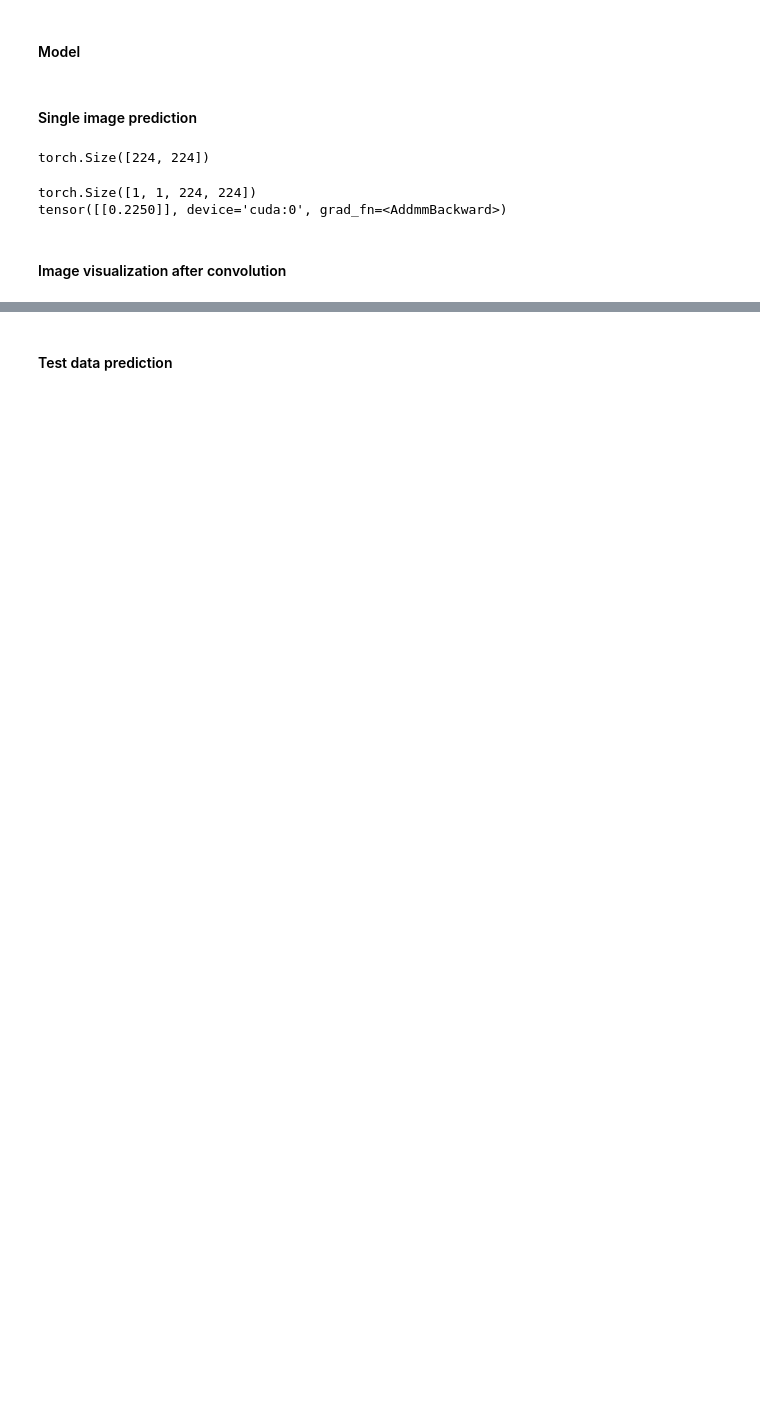
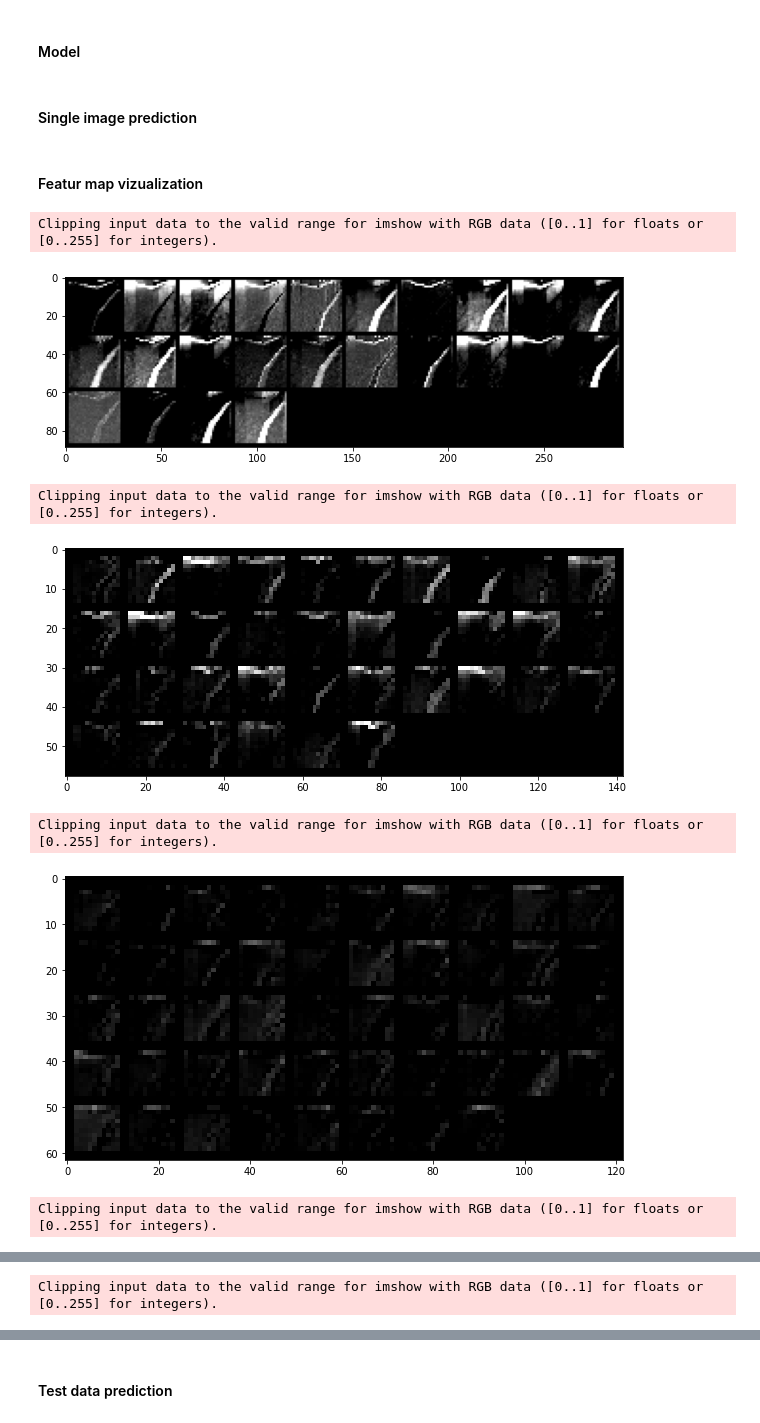
Before and after one commit to rishabh06sharma/Jetracer_DL, a Jupyter notebook: main.ipynb, the cells around one changed output, grey strips where cells are left out. Saved outputs shown, nothing was run; the diff lists cells and outputs as text; code cells hidden in the pictures; blank space fills up the shorter version.

```diff
--- a/main.ipynb
+++ b/main.ipynb
@@ -161,16 +131,6 @@ network = Network().to(device)
 # %% [markdown]
 #### Single image prediction
-# %%
-print(sample.shape)
-# %% [output]
-torch.Size([224, 224])
 # %%
-sample=sample.reshape((1,224,224)).unsqueeze(0).to(device)
-print(sample.shape)
+network = Network().to(device)
+sample=sample.unsqueeze(0).unsqueeze(0).to(device)
 pred= network(sample)
-print(pred)
-# %% [output]
-torch.Size([1, 1, 224, 224])
-tensor([[0.2250]], device='cuda:0', grad_fn=<AddmmBackward>)
-# %% [markdown]
-#### Image visualization after convolution
@@ -205,0 +137,2 @@ tensor([[0.2250]], device='cuda:0', grad_fn=<AddmmBackward>)
+# %% [markdown]
+#### Featur map vizualization
@@ -205,0 +144,24 @@ tensor([[0.2250]], device='cuda:0', grad_fn=<AddmmBackward>)
+# %%
+def viz(feature_map):
+    image=torch.Tensor.cpu(feature_map).detach().numpy()
+    shape=image.shape
+    image=image.reshape(shape[1],1,shape[2],shape[3])
+    image=torch.tensor(image)
+    grid=torchvision.utils.make_grid(image,nrow=10)
+    plt.figure(figsize=(10,10))
+    plt.imshow(np.transpose(grid,(1,2,0)))
+    plt.show()
+# %%
+viz(network.c1)
+viz(network.c2)
+viz(network.c3)
+viz(network.c4)
+viz(network.c5)
+# %% [output]
+Clipping input data to the valid range for imshow with RGB data ([0..1] for floats or [0..255] for integers).
+[figure, added]
+Clipping input data to the valid range for imshow with RGB data ([0..1] for floats or [0..255] for integers).
+[figure, added]
+Clipping input data to the valid range for imshow with RGB data ([0..1] for floats or [0..255] for integers).
+[figure, added]
+Clipping input data to the valid range for imshow with RGB data ([0..1] for floats or [0..255] for integers).
@@ -205,0 +169 @@ tensor([[0.2250]], device='cuda:0', grad_fn=<AddmmBackward>)
+Clipping input data to the valid range for imshow with RGB data ([0..1] for floats or [0..255] for integers).
```
Also changed, not shown: parts of 40 cells of this notebook, 1 other file.
